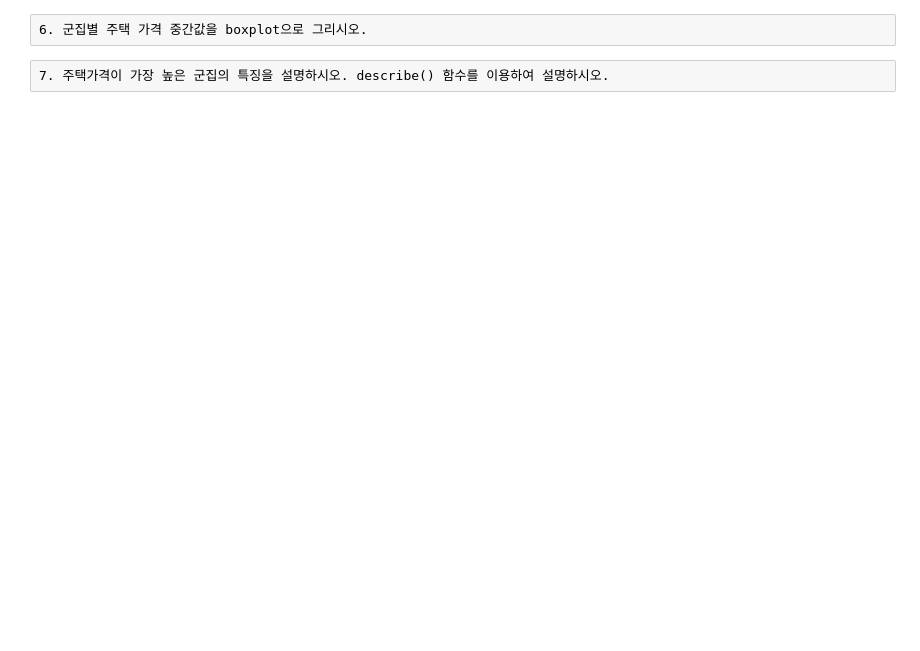
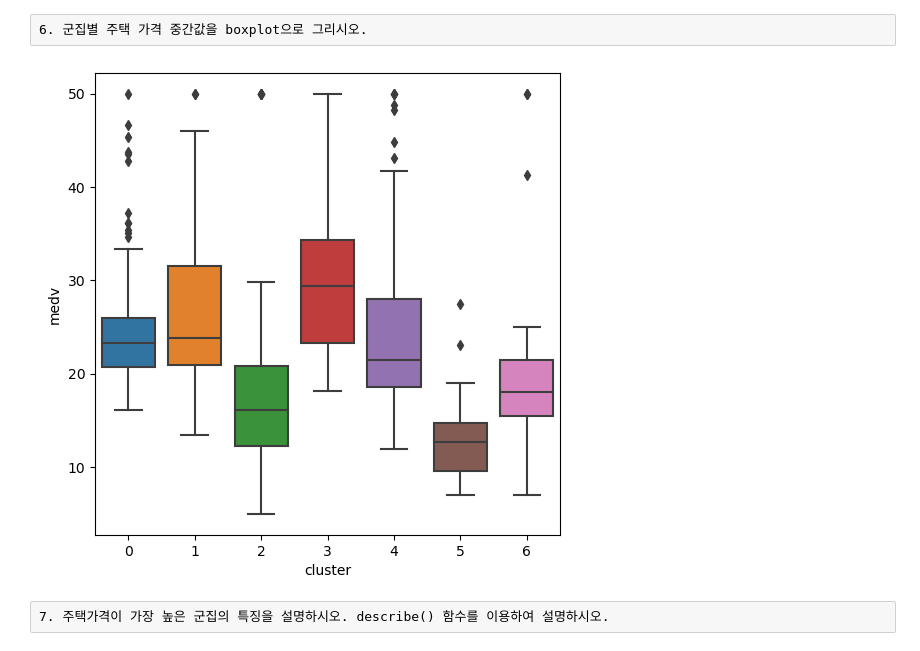
Before and after one commit to 0minKoh/dm-final-study, a Jupyter notebook: lab/raw/K-Means 군집화 Lab1 질문.ipynb, the cells around one changed output. Saved outputs shown, nothing was run; the diff lists cells and outputs as text; code cells hidden in the pictures; blank space fills up the shorter version.

```diff
--- a/lab/raw/K-Means 군집화 Lab1 질문.ipynb
+++ b/lab/raw/K-Means 군집화 Lab1 질문.ipynb
@@ -42,4 +135,12 @@ boston_scaled_df
 # %% [raw]
 6. 군집별 주택 가격 중간값을 boxplot으로 그리시오.
+# %%
+# 군집별 주택 가격 중간값을 boxplot으로 그리시오.
+import seaborn as sns
+plt.figure(figsize=(6,6))
+g = sns.boxplot(x='cluster',y='medv',data=boston_df)
+plt.show()
+# %% [output]
+[figure, added]
 # %% [raw]
 7. 주택가격이 가장 높은 군집의 특징을 설명하시오. describe() 함수를 이용하여 설명하시오.
```
Also changed, not shown: parts of 9 cells of this notebook, 3 other files.
